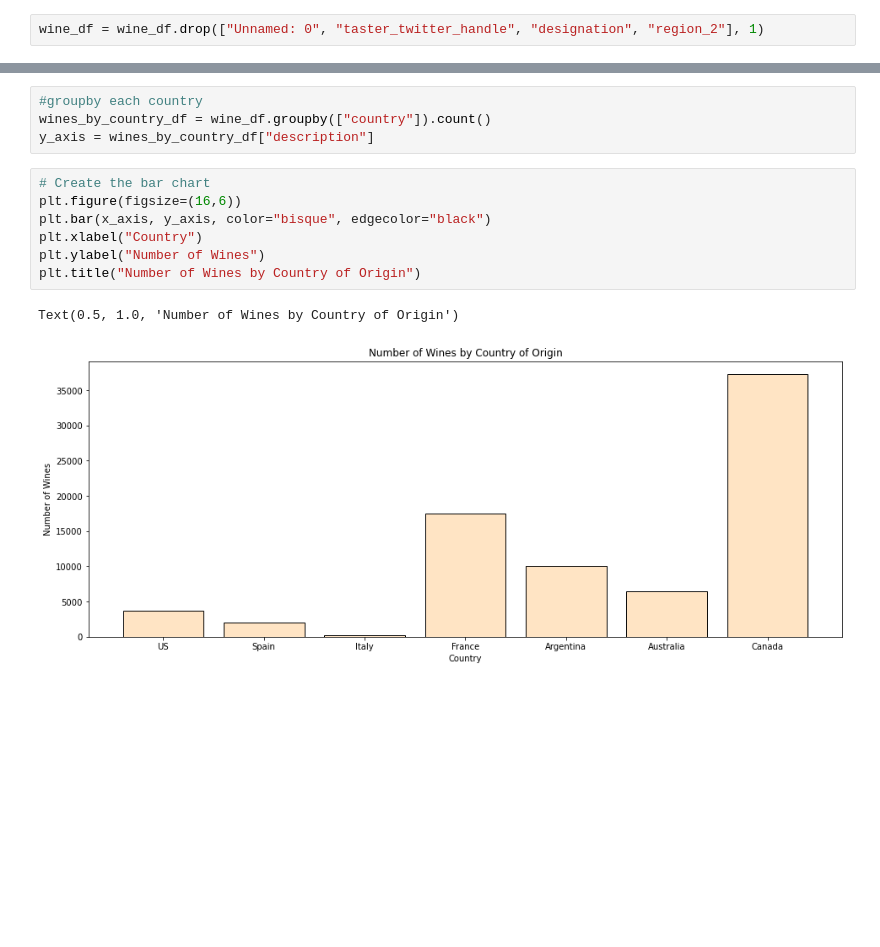
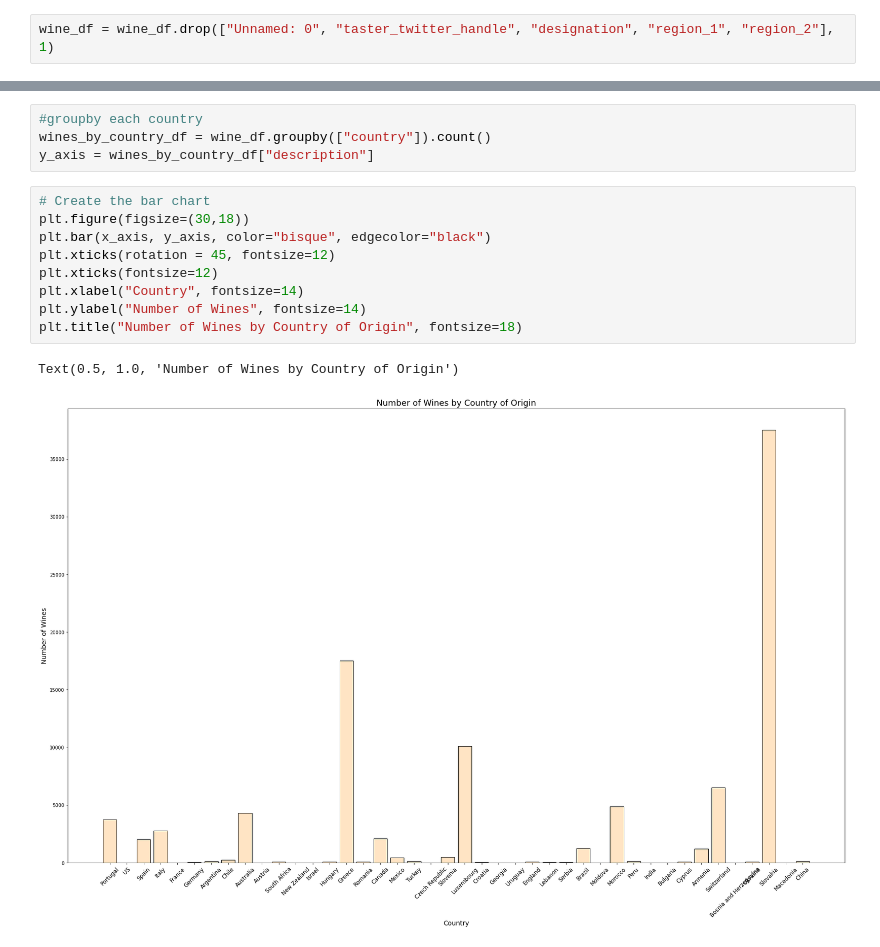
Before and after one commit to saraegregg/Les_Sommeliers, a Jupyter notebook: data_cleaning/data_week1.ipynb, the cells around one changed output, grey strips where cells are left out. Drawn from its saved outputs; the diff is of its cells as text; blank space fills up the shorter version.

```diff
--- a/data_cleaning/data_week1.ipynb
+++ b/data_cleaning/data_week1.ipynb
@@ -28,7 +28,7 @@ wine_df.head(10)
 | 8 | 8 | Germany | Savory dried thyme notes accent s... | Shine | 87 | 12.0 | Rheinhessen | NaN | NaN | ... |
 | 9 | 9 | France | This has great depth of flavor wi... | Les Natures | 87 | 27.0 | Alsace | Alsace | NaN | ... |
 # %%
-wine_df = wine_df.drop(["Unnamed: 0", "taster_twitter_handle", "designation", "region_2"], 1)
+wine_df = wine_df.drop(["Unnamed: 0", "taster_twitter_handle", "designation", "region_1", "region_2"], 1)
 # %%
 wine_df.info()
 # %% [output]
@@ -165,11 +166,13 @@ wines_by_country_df = wine_df.groupby(["country"]).count()
 y_axis = wines_by_country_df["description"]
 # %%
 # Create the bar chart
-plt.figure(figsize=(16,6))
+plt.figure(figsize=(30,18))
 plt.bar(x_axis, y_axis, color="bisque", edgecolor="black")
-plt.xlabel("Country")
-plt.ylabel("Number of Wines")
-plt.title("Number of Wines by Country of Origin")
+plt.xticks(rotation = 45, fontsize=12)
+plt.xticks(fontsize=12)
+plt.xlabel("Country", fontsize=14)
+plt.ylabel("Number of Wines", fontsize=14)
+plt.title("Number of Wines by Country of Origin", fontsize=18)
 # %% [output]
 Text(0.5, 1.0, 'Number of Wines by Country of Origin')
-[figure, old version]
+[figure, new version]
```
Also changed, not shown: parts of 6 cells of this notebook, 7 other files.
